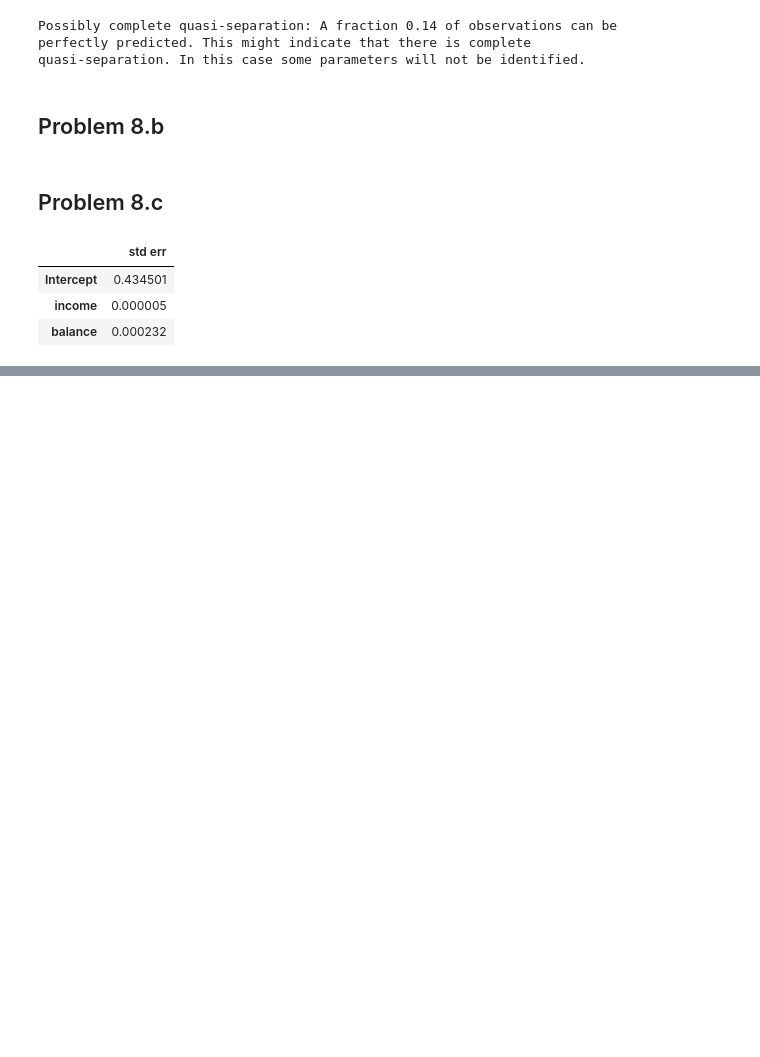
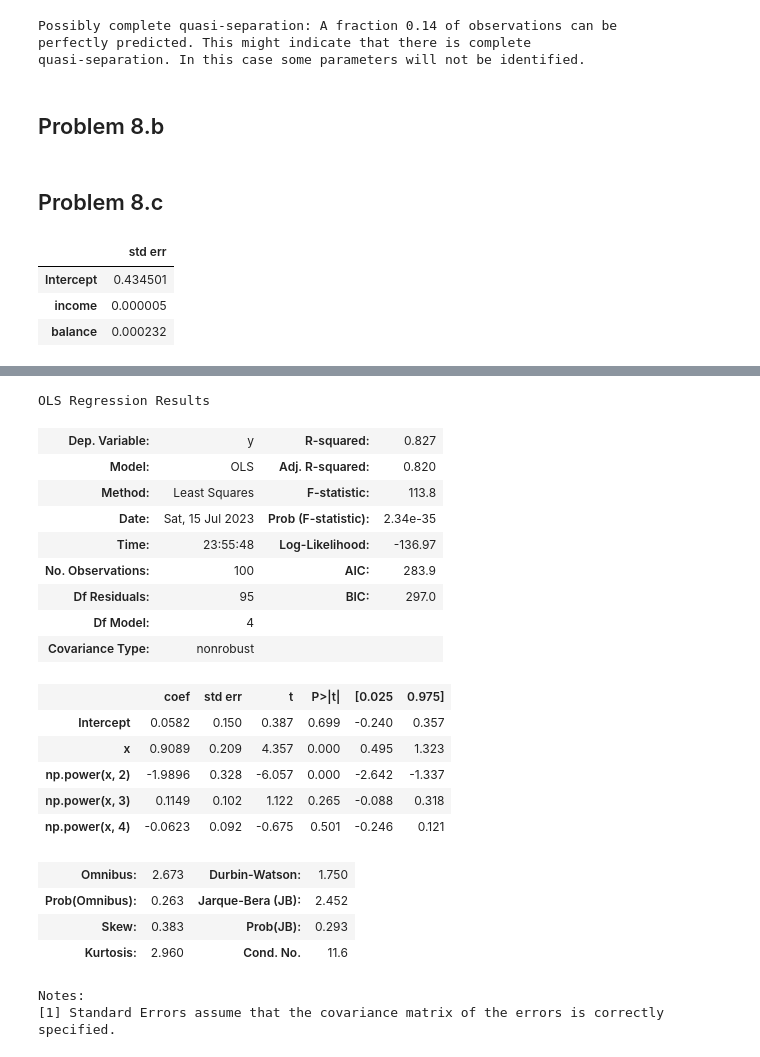
Before and after one commit to AlistairKeiller/STATS-202, a Jupyter notebook: HW 2.ipynb, the cells around one changed output, grey strips where cells are left out. Drawn from its saved outputs; the diff is of its cells as text; code cells hidden in the pictures; blank space fills up the shorter version.

```diff
--- a/HW 2.ipynb
+++ b/HW 2.ipynb
@@ -423,0 +510,21 @@ The intercept and income std is nearly idenctical, while the balance std is very
+# %%
+rng = np.random.default_rng(42)
+x = rng.normal(size=100)
+y = x - 2 * x**2 + rng.normal(size=100)
+pd.DataFrame(
+    {
+        "error": [
+            -np.mean(
+                cross_val_score(
+                    LinearRegression(),
+                    [[e**n for n in range(1, i + 1)] for e in x],
+                    y,
+                    cv=LeaveOneOut(),
+                    scoring="neg_mean_squared_error",
+                )
+            )
+            for i in range(1, 5)
+        ]
+    },
+    index=["Degree {}".format(x) for x in range(1, 5)],
+)
@@ -423,0 +545,27 @@ The intercept and income std is nearly idenctical, while the balance std is very
+# %%
+smf.ols("y ~ x", data=pd.DataFrame({"x": x, "y": y})).fit(
+    disp=False
+).summary()
+# %% [output]
+OLS Regression Results
+| Dep. Variable: | y | R-squared: | 0.827 |
+| Model: | OLS | Adj. R-squared: | 0.820 |
+| Method: | Least Squares | F-statistic: | 113.8 |
+| Date: | Sat, 15 Jul 2023 | Prob (F-statistic): | 2.34e-35 |
+| Time: | 23:55:48 | Log-Likelihood: | -136.97 |
+| No. Observations: | 100 | AIC: | 283.9 |
+| Df Residuals: | 95 | BIC: | 297.0 |
+| Df Model: | 4 |  |  |
+| Covariance Type: | nonrobust |  |  |
+|  | coef | std err | t | P>|t| | [0.025 | 0.975] |
+| Intercept | 0.0582 | 0.150 | 0.387 | 0.699 | -0.240 | 0.357 |
+| x | 0.9089 | 0.209 | 4.357 | 0.000 | 0.495 | 1.323 |
+| np.power(x, 2) | -1.9896 | 0.328 | -6.057 | 0.000 | -2.642 | -1.337 |
+| np.power(x, 3) | 0.1149 | 0.102 | 1.122 | 0.265 | -0.088 | 0.318 |
+| np.power(x, 4) | -0.0623 | 0.092 | -0.675 | 0.501 | -0.246 | 0.121 |
+| Omnibus: | 2.673 | Durbin-Watson: | 1.750 |
+| Prob(Omnibus): | 0.263 | Jarque-Bera (JB): | 2.452 |
+| Skew: | 0.383 | Prob(JB): | 0.293 |
+| Kurtosis: | 2.960 | Cond. No. | 11.6 |
+Notes:
+[1] Standard Errors assume that the covariance matrix of the errors is correctly specified.
```
Also changed, not shown: parts of 40 cells of this notebook.
